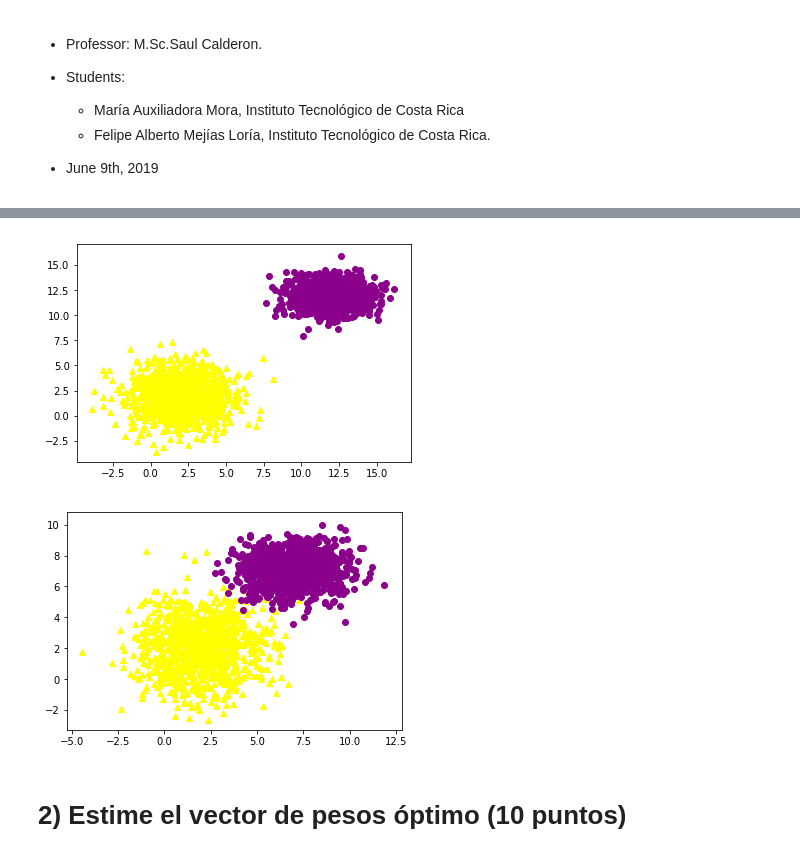
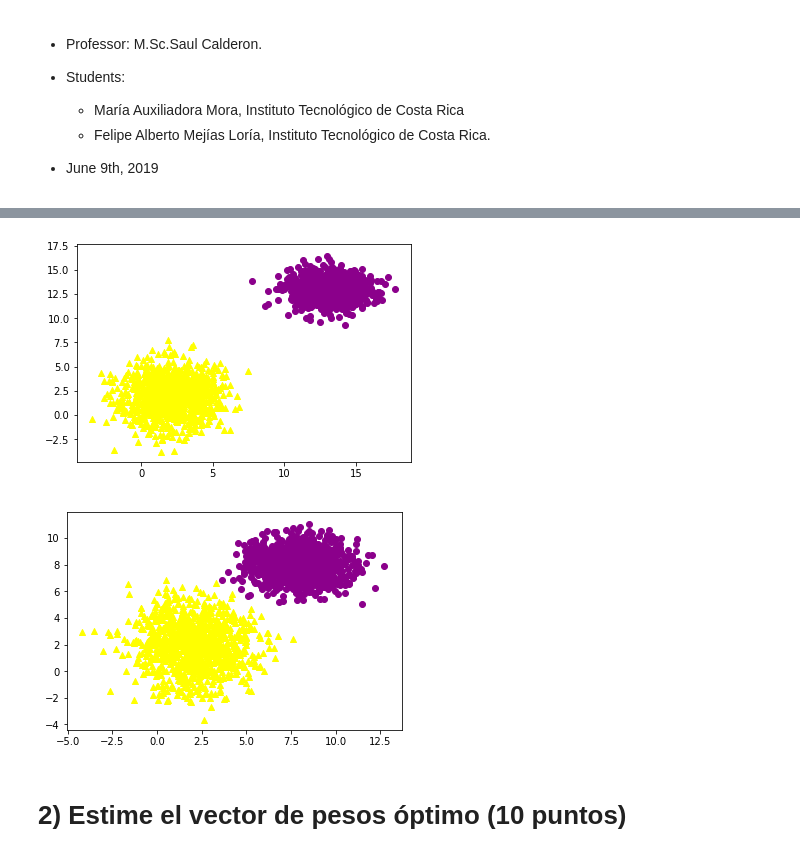
Before and after one commit to fmejias/CienciasDeLosDatosTEC, a Jupyter notebook: MatematicasCienciasDeLosDatos/TP3/TP3.ipynb, the cells around one changed output, grey strips where cells are left out. Cells and saved outputs as stored; diff of their text form; code cells hidden in the pictures.

```diff
--- a/MatematicasCienciasDeLosDatos/TP3/TP3.ipynb
+++ b/MatematicasCienciasDeLosDatos/TP3/TP3.ipynb
@@ -68,40 +83,38 @@ def createData(numberSamplesPerClass = 2, mean1 = [2, 2], mean2 = [6, 6], stds1
     means[1] = mean2[1]
     covarianceMatrix[0, 0] = stds2[0]
     covarianceMatrix[1, 1] = stds2[1]
     samplesClass2 = createDataOneClass(means, covarianceMatrix, numberSamplesPerClass)
     # Concatenates the ones for the bias
     samplesClass1Bias = torch.cat((ones, samplesClass1), 1)
     samplesClass2Bias = torch.cat((ones, samplesClass2), 1)
     samplesAll = torch.cat((samplesClass1, samplesClass2), 0)
 
     #Plot clases
     plt.scatter(samplesClass1[:, 0], samplesClass1[:, 1], marker='^', c='yellow')
     plt.scatter(samplesClass2[:, 0], samplesClass2[:, 1], marker='o', c='darkmagenta')
     plt.show()
 
     #Create samples with bias
     samplesAllBias = torch.cat((samplesClass1Bias, samplesClass2Bias), 0)
 
     #Create targets
     targetsClass1 = torch.ones(numberSamplesPerClass, 1)
     targetsClass2 = -1 * torch.ones(numberSamplesPerClass, 1)
     targetsAll = torch.cat((targetsClass1, targetsClass2), 0)
 
     return (targetsAll, samplesAllBias)
 
 
 
-#1.a) Elija las dispersiones en ambas matrices de covarianza de modo que el conjunto de datos Xa y Ta sea linealmente separable.
 # Sample data A
-(TargetsAll, SamplesAll) = createData(numberSamplesPerClass = 1000, mean2 = [12, 12])
+(TargetsAll, SamplesAll) = createData(numberSamplesPerClass = 1000, mean2 = [13, 13])
 
-#1.b) Elija las dispersiones en ambas matrices de covarianza de modo que el conjunto de datos Xb , Tb sea no linealmente separable.
-# Los datos deben mezclarse «moderadamente».
+
 # Sample data B
-(TargetsAllB, SamplesAllB) = createData(numberSamplesPerClass = 1000, mean2 = [7, 7])
+(TargetsAllB, SamplesAllB) = createData(numberSamplesPerClass = 1000, mean2 = [8, 8])
 # %% [output]
-[figure, old version]
+[figure, new version]
-[figure, old version]
+[figure, new version]
 # %% [markdown]
 # 2) Estime el vector de pesos óptimo (10 puntos)
 # %%
```
Also changed, not shown: parts of 2 cells of this notebook.
